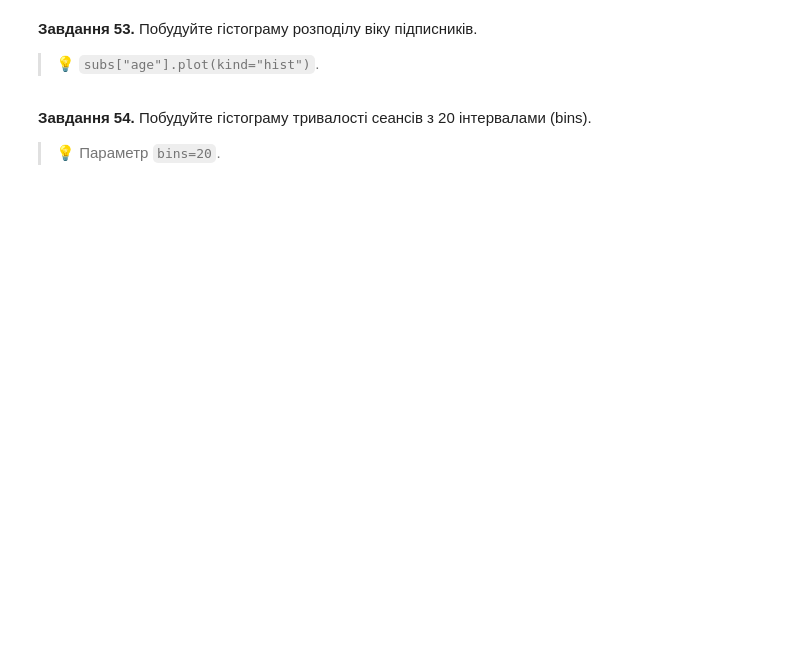
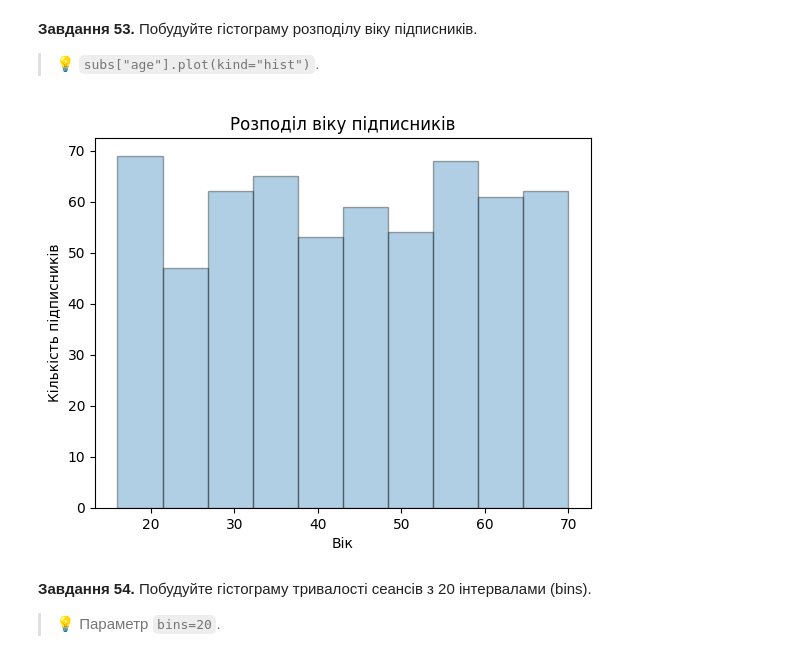
Before and after one commit to T-Svitlichna/DTA_Python, a Jupyter notebook: HomeWork/80task_Nazar_29052026pandas_viz_practice.ipynb, the cells around one changed output. Cells and saved outputs as stored; diff of their text form; code cells hidden in the pictures; blank space fills up the shorter version.

```diff
--- a/HomeWork/80task_Nazar_29052026pandas_viz_practice.ipynb
+++ b/HomeWork/80task_Nazar_29052026pandas_viz_practice.ipynb
@@ -827,3 +993,13 @@ pandas вміє будувати швидкі графіки прямо з да
+# %%
+# Завдання 53:
+subs["age"].plot(kind="hist",edgecolor='black', alpha=0.35)
+
+plt.title("Розподіл віку підписників")
+plt.xlabel("Вік")
+plt.ylabel("Кількість підписників")
+plt.show()
+# %% [output]
+[figure, added]
 # %% [markdown]
 **Завдання 54.** Побудуйте гістограму тривалості сеансів з 20 інтервалами (bins).
 
```
Also changed, not shown: parts of 82 cells of this notebook.
